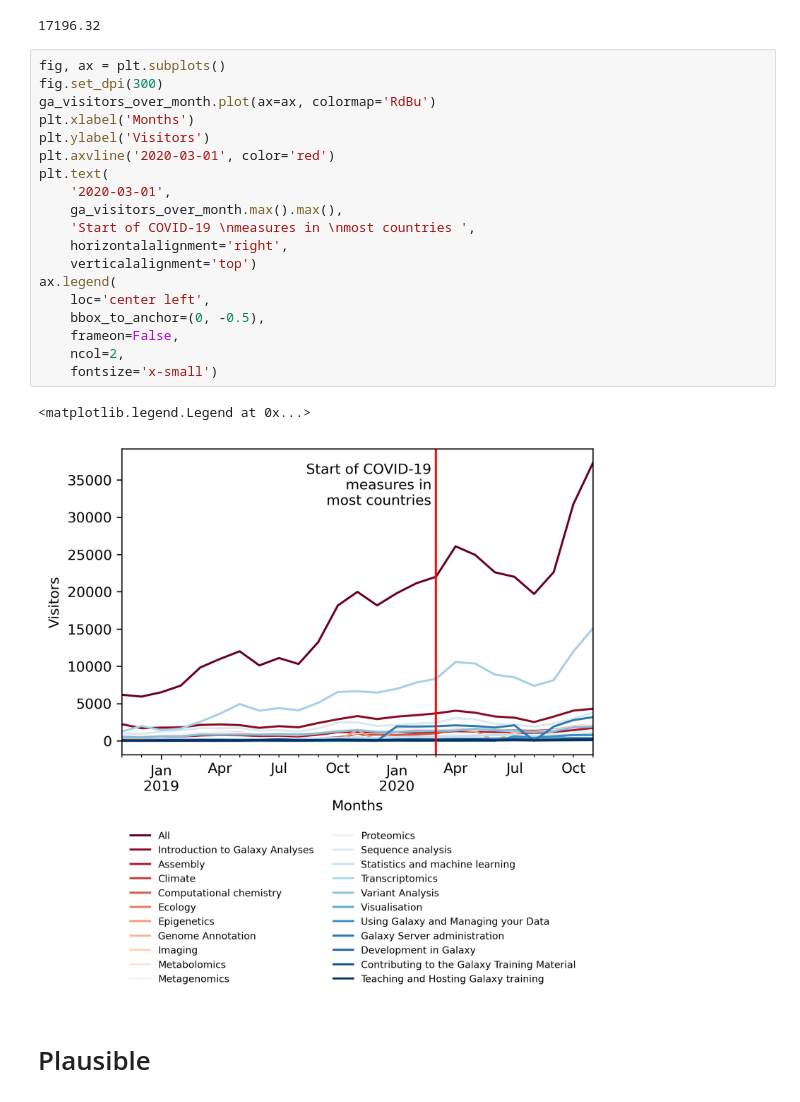
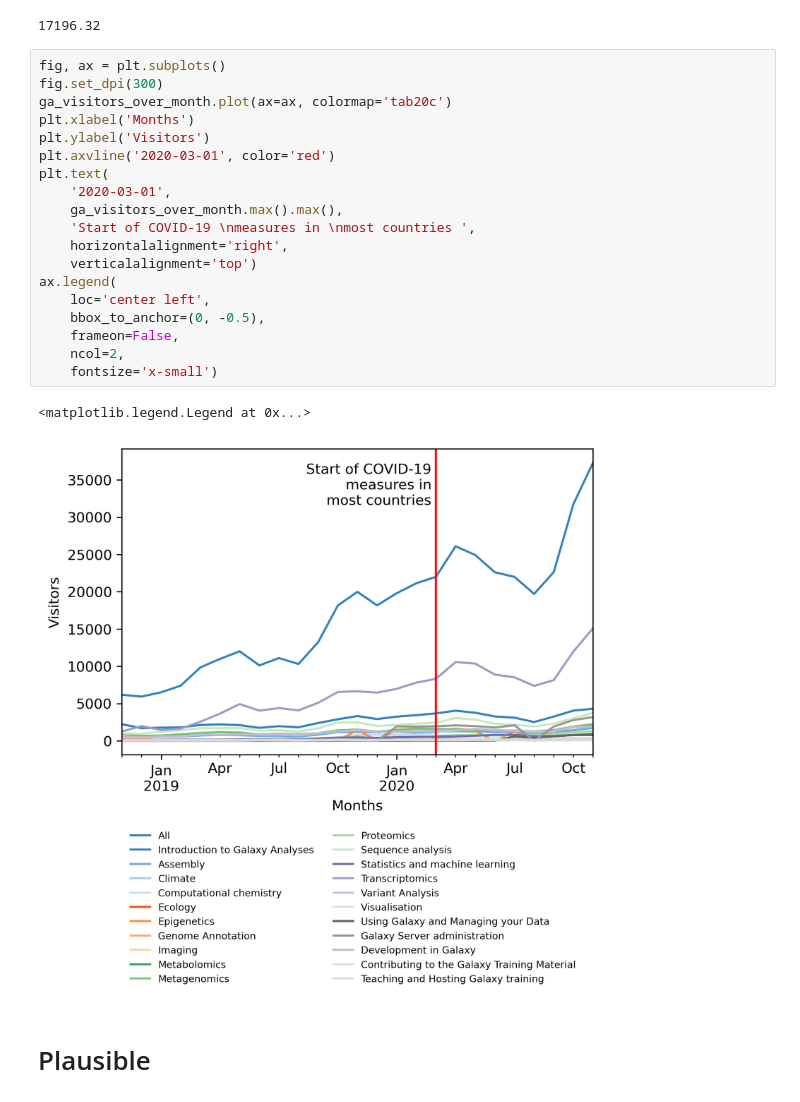
Before and after one commit to galaxyproject/GTN-community-paper-2020, a Jupyter notebook: src/analyze_website_analytics.ipynb, the cells around one changed output. Drawn from its saved outputs; the diff is of its cells as text.

```diff
--- a/src/analyze_website_analytics.ipynb
+++ b/src/analyze_website_analytics.ipynb
@@ -130,25 +130,25 @@ ga_visitors_over_month.All.mean()
 # %%
 fig, ax = plt.subplots()
 fig.set_dpi(300)
-ga_visitors_over_month.plot(ax=ax, colormap='RdBu')
+ga_visitors_over_month.plot(ax=ax, colormap='tab20c')
 plt.xlabel('Months')
 plt.ylabel('Visitors')
 plt.axvline('2020-03-01', color='red')
 plt.text(
     '2020-03-01',
     ga_visitors_over_month.max().max(),
     'Start of COVID-19 \nmeasures in \nmost countries ',
     horizontalalignment='right',
     verticalalignment='top')
 ax.legend(
     loc='center left',
     bbox_to_anchor=(0, -0.5),
     frameon=False,
     ncol=2,
     fontsize='x-small')
 # %% [output]
 <matplotlib.legend.Legend at 0x...>
-[figure, old version]
+[figure, new version]
 # %% [markdown]
 # Plausible
 # %%
```
Also changed, not shown: parts of 9 cells of this notebook, 18 other files.
